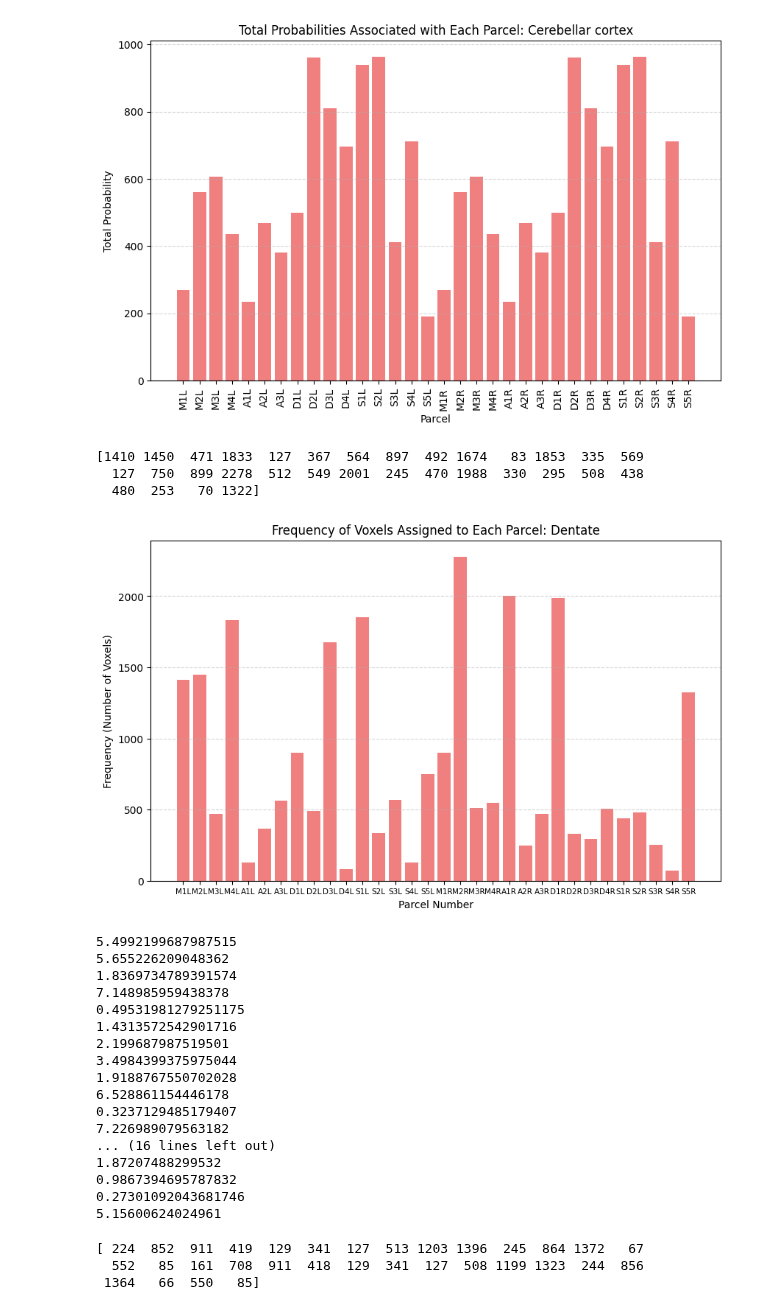
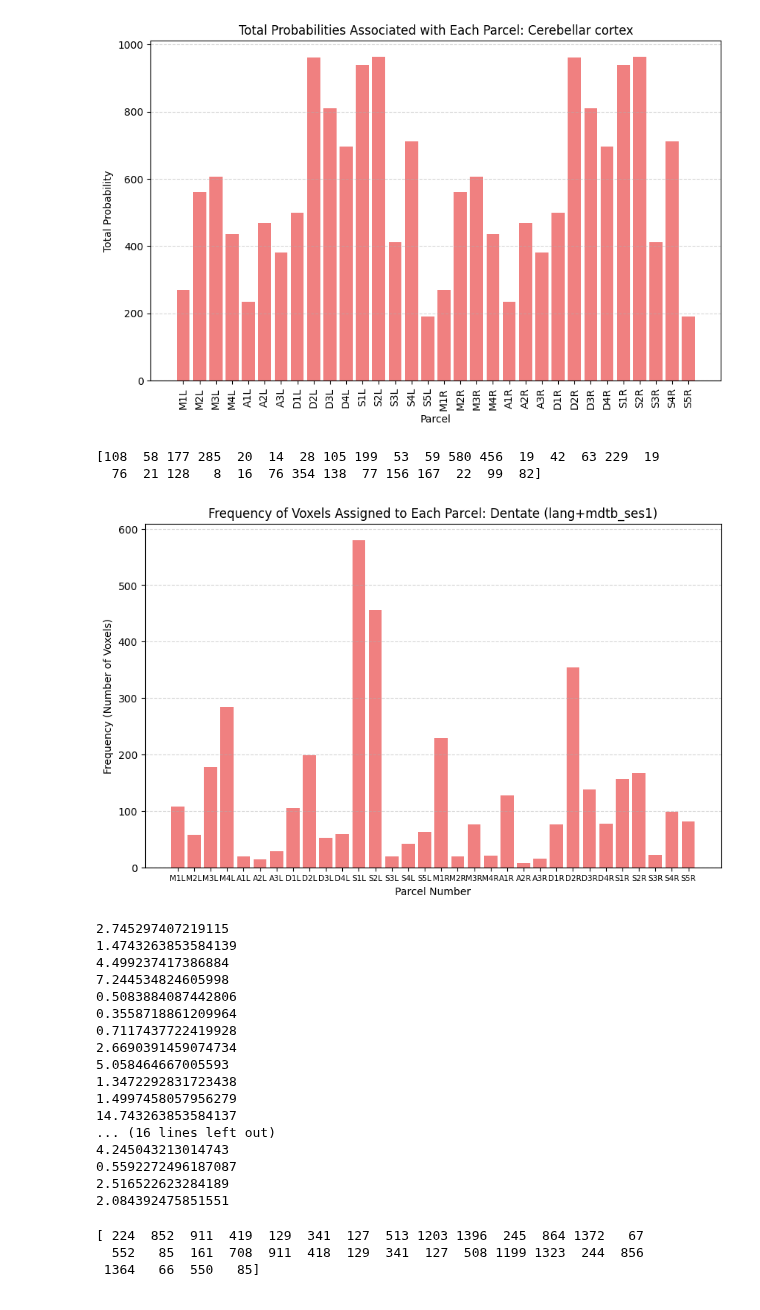
Before and after one commit to DiedrichsenLab/Pontine7T, a Jupyter notebook: notebooks/dentate_atlas.ipynb, the cells around one changed output. Drawn from its saved outputs; the diff is of its cells as text; code cells hidden in the pictures.

```diff
--- a/notebooks/dentate_atlas.ipynb
+++ b/notebooks/dentate_atlas.ipynb
@@ -115,7 +114,7 @@ maximum prob value per parcel: [0.38451216 0.45013496 0.5163517  0.30445    0.26
 # %%
 #total probabilities associated with each parcel
 
-pmap = np.load(f"{wk_dir}/Prob_dentate_res1_lang+mdtb.npy")
+pmap = np.load(f"{wk_dir}/Prob_dentate_lang+mdtb(ses1).npy")
 
 import numpy as np
 
@@ -137,7 +136,7 @@ plt.figure(figsize=(10, 6))
 plt.bar(roi_names[1:34], total_probabilities, color='lightcoral')
 plt.xlabel("Parcel")
 plt.ylabel("Total Probability")
-plt.title("Total Probabilities Associated with Each Parcel: Dentate")
+plt.title("Total Probabilities Associated with Each Parcel: Dentate (lang+mdtb_ses1)")
 plt.xticks(rotation=90)
 plt.grid(axis='y', linestyle='--', alpha=0.5)
 plt.show()
@@ -200,50 +199,49 @@ plt.show()
 # %%
 wta = np.argmax(pmap, axis=0)
 
 wta +=1
 
 # Count the frequency of each parcel (parcel numbers range from 0 to 31)
 frequencies = np.bincount(wta, minlength=33)[1:]  # Ensure length is 32 even if some parcels don't appear
 
 print(frequencies)
 
 
 parcel_numbers = np.arange(1, 33)  # Parcel numbers from 1 to 32
 
 plt.figure(figsize=(10, 6))
 plt.bar(parcel_numbers, frequencies, color='lightcoral')
 plt.xlabel("Parcel Number")
 plt.ylabel("Frequency (Number of Voxels)")
-plt.title("Frequency of Voxels Assigned to Each Parcel: Dentate")
+plt.title("Frequency of Voxels Assigned to Each Parcel: Dentate (lang+mdtb_ses1)")
 plt.xticks(parcel_numbers, roi_names[1:], fontsize=7.5)  # Ensure all parcel numbers are shown
 plt.grid(axis='y', linestyle='--', alpha=0.5)
 plt.show()
 
 for i in frequencies:
     percentage = i/np.sum(frequencies)*100
     print(percentage)
 # %% [output]
-[1410 1450  471 1833  127  367  564  897  492 1674   83 1853  335  569
-  127  750  899 2278  512  549 2001  245  470 1988  330  295  508  438
-  480  253   70 1322]
+[108  58 177 285  20  14  28 105 199  53  59 580 456  19  42  63 229  19
+  76  21 128   8  16  76 354 138  77 156 167  22  99  82]
-[figure, old version]
+[figure, new version]
-5.4992199687987515
-5.655226209048362
-1.8369734789391574
-7.148985959438378
-0.49531981279251175
-1.4313572542901716
-2.199687987519501
-3.4984399375975044
-1.9188767550702028
-6.528861154446178
-0.3237129485179407
-7.226989079563182
+2.745297407219115
+1.4743263853584139
+4.499237417386884
+7.244534824605998
+0.5083884087442806
+0.3558718861209964
+0.7117437722419928
+2.6690391459074734
+5.058464667005593
+1.3472292831723438
+1.4997458057956279
+14.743263853584137
 ... (16 lines left out)
-1.87207488299532
-0.9867394695787832
-0.27301092043681746
-5.15600624024961
+4.245043213014743
+0.5592272496187087
+2.516522623284189
+2.084392475851551
 # %%
 wta = np.argmax(pmap_cereb, axis=0)
 
```
Also changed, not shown: parts of 11 cells of this notebook, 4 other files.
